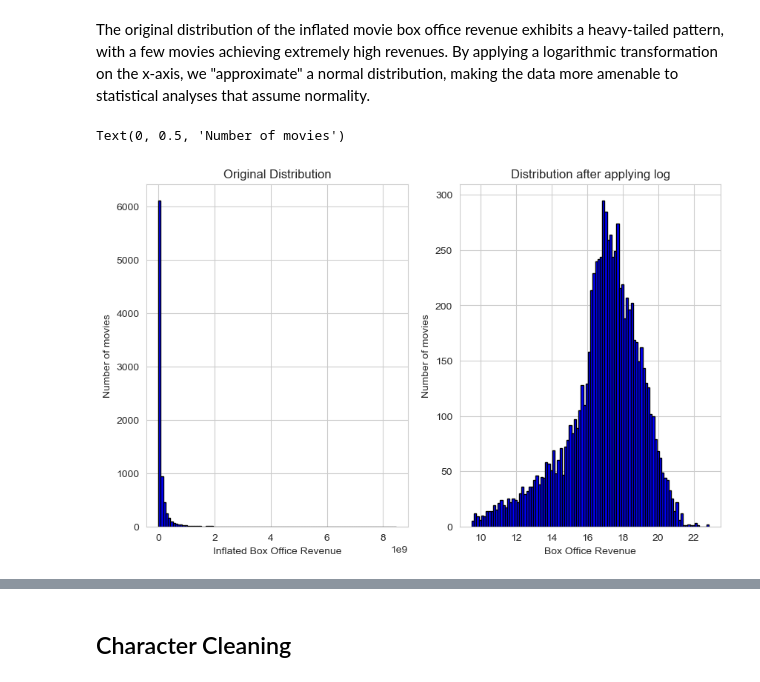
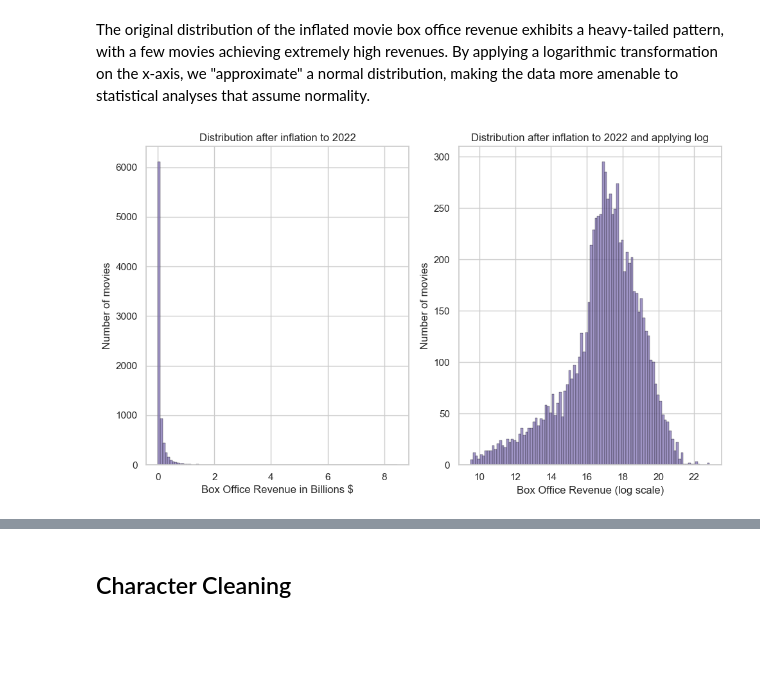
Before and after one commit to epfl-ada/ada-2023-project-adaflix, a Jupyter notebook: garik_notebook.ipynb, the cells around one changed output, grey strips where cells are left out. Drawn from its saved outputs; the diff is of its cells as text; code cells hidden in the pictures; blank space fills up the shorter version.

```diff
--- a/garik_notebook.ipynb
+++ b/garik_notebook.ipynb
@@ -159,18 +145,24 @@ plt.show()
 # %% [markdown]
 The original distribution of the inflated movie box office revenue exhibits a heavy-tailed pattern, with a few movies achieving extremely high revenues. By applying a logarithmic transformation on the x-axis, we "approximate" a normal distribution, making the data more amenable to statistical analyses that assume normality.
 # %%
-fig, axs = plt.subplots(1, 2, figsize=(10, 6))
+fig, (ax1, ax2) = plt.subplots(1, 2, figsize=(10, 6))
 
 # Plotting the original distribution and the distribution after applying log function on the revenue feature
-movie_with_inflation['Revenue_with_inflation'].hist(ax=axs[0], bins=100, color='blue', edgecolor='black')
-movie_with_inflation['log_revenues'] = np.log(movie_with_inflation['Revenue_with_inflation'])
-movie_with_inflation['log_revenues'].hist(ax=axs[1], bins=100, color='blue', edgecolor='black')
-axs[0].set_title('Original Distribution')
-axs[0].set_xlabel('Inflated Box Office Revenue')
-axs[0].set_ylabel('Number of movies')
-axs[1].set_title('Distribution after applying log')
-axs[1].set_xlabel('Box Office Revenue')
-axs[1].set_ylabel('Number of movies')
+sns.histplot(data=movie_with_inflation, x=movie_with_inflation['Revenue_with_inflation']/1e9, bins=100, color=sns.color_palette("deep")[4], edgecolor='black', ax=ax1)
+ax1.set(title='Distribution after inflation to 2022',
+        xlabel='Box Office Revenue in Billions $',
+        ylabel='Number of movies')
+
+# Distribution after applying log
+sns.histplot(data=movie_with_inflation, x='log_revenues', bins=100, edgecolor='black', color=sns.color_palette("deep")[4],ax=ax2)
+ax2.set(title='Distribution after inflation to 2022 and applying log',
+        xlabel='Box Office Revenue (log scale)',
+        ylabel='Number of movies')
+
+# Adjust layout
+plt.tight_layout()
+
+# Show the plot
+plt.show()
 # %% [output]
-Text(0, 0.5, 'Number of movies')
-[figure, old version]
+[figure, new version]
```
Also changed, not shown: parts of 15 cells of this notebook, 5 other files.
